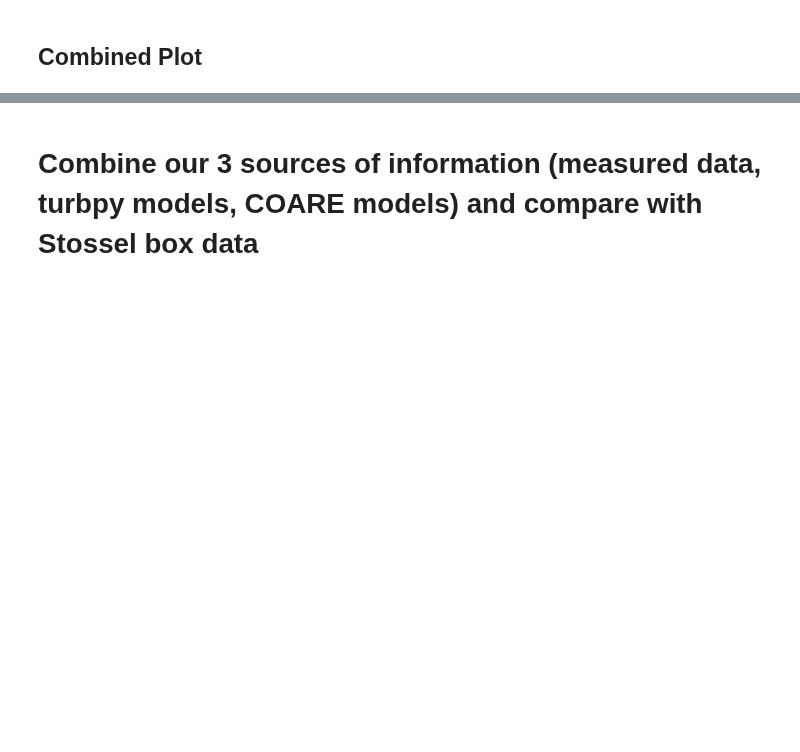
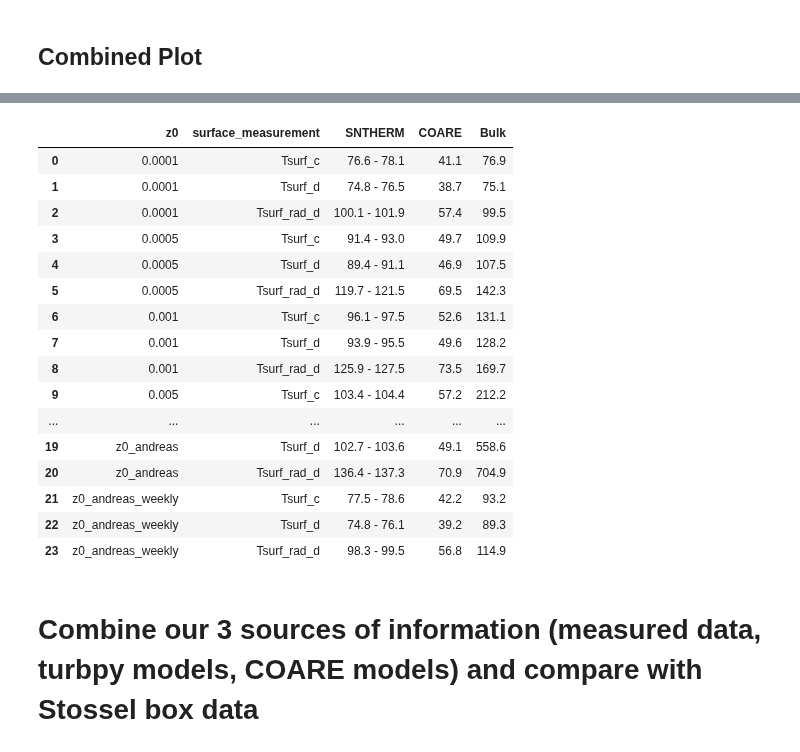
Before and after one commit to elischwat/sublimationofsnow, a Jupyter notebook: analysis/paper1/figure5_multimodel_comparison.ipynb, the cells around one changed output, grey strips where cells are left out. Drawn from its saved outputs; the diff is of its cells as text; code cells hidden in the pictures; blank space fills up the shorter version.

```diff
--- a/analysis/paper1/figure5_multimodel_comparison.ipynb
+++ b/analysis/paper1/figure5_multimodel_comparison.ipynb
@@ -286,0 +322,12 @@ coare_seasonal_model_results
+# %%
+df = round(src[['z0', 'surface_measurement', 'most_config', 'latent heat flux (mm)']].pivot(
+    index=['z0', 'surface_measurement'],
+    columns='most_config',
+    values='latent heat flux (mm)'
+), 1)
+df = df.apply(
+    lambda row: f"{row.min()} - {row.max()}",
+    axis=1
+)
+sntherm_estimates_table = pd.DataFrame(df).rename(columns={0:'SNTHERM'})
+sntherm_estimates_table
@@ -286,0 +353,5 @@ coare_seasonal_model_results
+# %%
+bulk_estimates_table = src_standard[['z0', 'surface_measurement', 'latent heat flux (mm)']].set_index(['z0', 'surface_measurement']).rename(
+    columns={'latent heat flux (mm)': 'Bulk'}
+)
+bulk_estimates_table
@@ -286,0 +377,5 @@ coare_seasonal_model_results
+# %%
+coare_estimates_table = coare_seasonal_model_results[['z0', 'surface_measurement', 'hlb_mm']].set_index(['z0', 'surface_measurement']).rename(
+    columns={'hlb_mm': 'COARE'}
+)
+coare_estimates_table
@@ -287,3 +401,27 @@ coare_seasonal_model_results
+# %%
+combined_estimates_table = round(
+    sntherm_estimates_table.join(coare_estimates_table).join(bulk_estimates_table).reset_index(),
+    1
+)
+combined_estimates_table
+# %% [output]
+|  | z0 | surface_measurement | SNTHERM | COARE | Bulk |
+| 0 | 0.0001 | Tsurf_c | 76.6 - 78.1 | 41.1 | 76.9 |
+| 1 | 0.0001 | Tsurf_d | 74.8 - 76.5 | 38.7 | 75.1 |
+| 2 | 0.0001 | Tsurf_rad_d | 100.1 - 101.9 | 57.4 | 99.5 |
+| 3 | 0.0005 | Tsurf_c | 91.4 - 93.0 | 49.7 | 109.9 |
+| 4 | 0.0005 | Tsurf_d | 89.4 - 91.1 | 46.9 | 107.5 |
+| 5 | 0.0005 | Tsurf_rad_d | 119.7 - 121.5 | 69.5 | 142.3 |
+| 6 | 0.001 | Tsurf_c | 96.1 - 97.5 | 52.6 | 131.1 |
+| 7 | 0.001 | Tsurf_d | 93.9 - 95.5 | 49.6 | 128.2 |
+| 8 | 0.001 | Tsurf_rad_d | 125.9 - 127.5 | 73.5 | 169.7 |
+| 9 | 0.005 | Tsurf_c | 103.4 - 104.4 | 57.2 | 212.2 |
+| ... | ... | ... | ... | ... | ... |
+| 19 | z0_andreas | Tsurf_d | 102.7 - 103.6 | 49.1 | 558.6 |
+| 20 | z0_andreas | Tsurf_rad_d | 136.4 - 137.3 | 70.9 | 704.9 |
+| 21 | z0_andreas_weekly | Tsurf_c | 77.5 - 78.6 | 42.2 | 93.2 |
+| 22 | z0_andreas_weekly | Tsurf_d | 74.8 - 76.1 | 39.2 | 89.3 |
+| 23 | z0_andreas_weekly | Tsurf_rad_d | 98.3 - 99.5 | 56.8 | 114.9 |
 # %% [markdown]
 # Combine our 3 sources of information (measured data, turbpy models, COARE models) and compare with Stossel box data
 # %%
```
Also changed, not shown: parts of 33 cells of this notebook, 1 other file.
